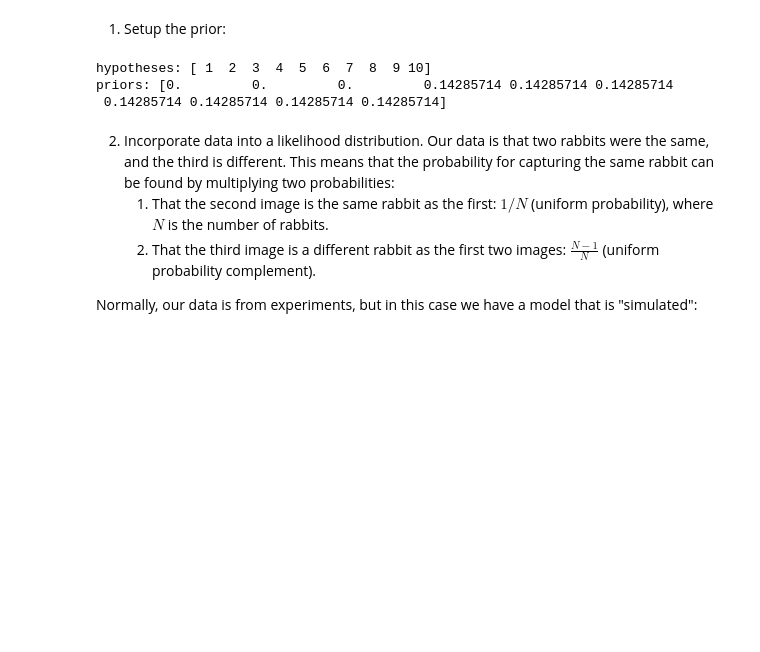
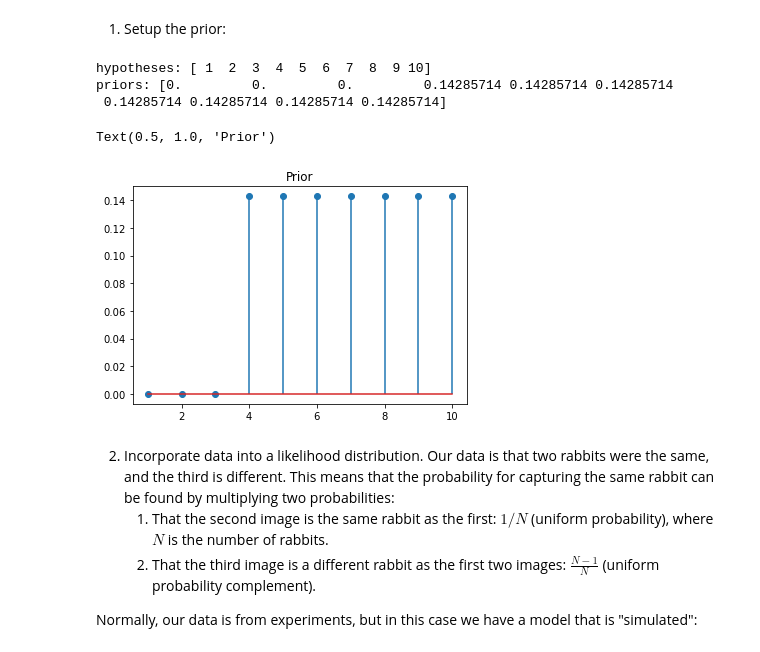
Before and after one commit to curtywang/ee5020-notes-fa21, a Jupyter notebook: day13/bayesian_statistics.ipynb, the cells around one changed output. Drawn from its saved outputs; the diff is of its cells as text; code cells hidden in the pictures; blank space fills up the shorter version.

```diff
--- a/day13/bayesian_statistics.ipynb
+++ b/day13/bayesian_statistics.ipynb
@@ -217,15 +217,20 @@ To answer this question, we have to think about the prior distribution and the l
 # %%
 hypotheses = np.arange(1, 11)
 
 prior_dist = scipy.stats.randint(4, 11)
 priors = prior_dist.pmf(hypotheses)
 
 print(f"hypotheses: {hypotheses}")
 print(f"priors: {priors}")
+
+plt.stem(hypotheses, priors)
+plt.title("Prior")
 # %% [output]
 hypotheses: [ 1  2  3  4  5  6  7  8  9 10]
 priors: [0.         0.         0.         0.14285714 0.14285714 0.14285714
  0.14285714 0.14285714 0.14285714 0.14285714]
+Text(0.5, 1.0, 'Prior')
+[figure, added]
 # %% [markdown]
 2. Incorporate data into a likelihood distribution.  Our data is that two rabbits were the same, and the third is different. This means that the probability for capturing the same rabbit can be found by multiplying two probabilities:
     1. That the second image is the same rabbit as the first: $1/N$ (uniform probability), where $N$ is the number of rabbits.
```
Also changed, not shown: parts of 12 cells of this notebook, 2 other files.
